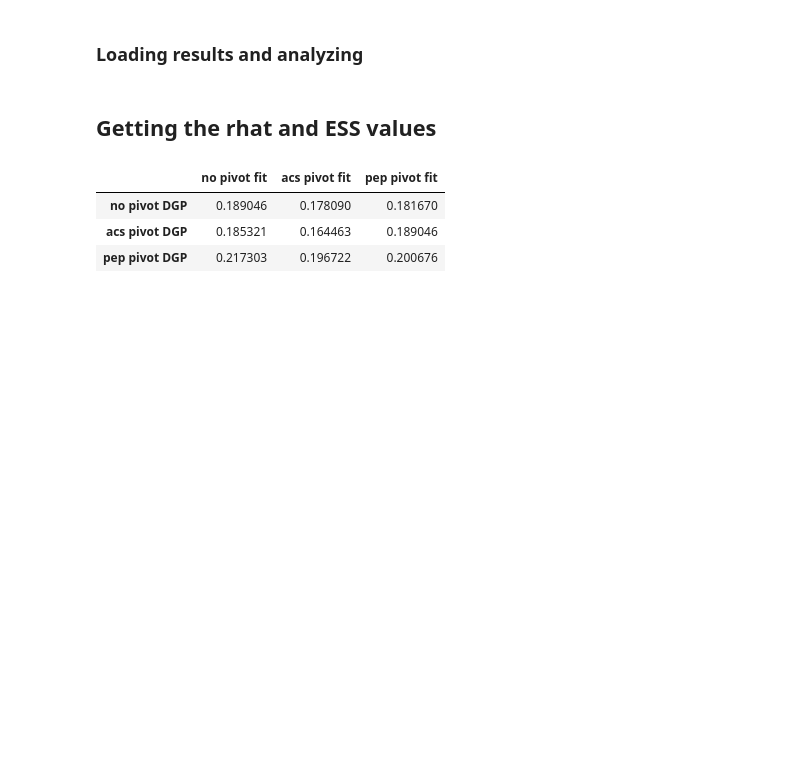
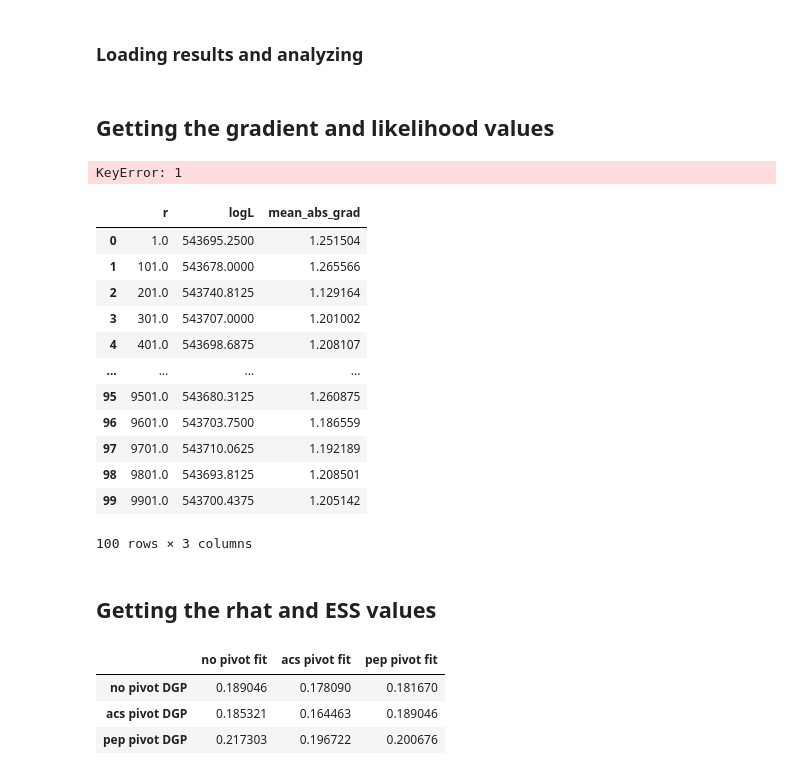
Before and after one commit to nickblink/pop_ensemble, a Jupyter notebook: code/train2010 - CAR debug.ipynb, the cells around one changed output. Drawn from its saved outputs; the diff is of its cells as text; code cells hidden in the pictures; blank space fills up the shorter version.

Commit message:
made likelihood and gradient tracker

```diff
--- a/code/train2010 - CAR debug.ipynb
+++ b/code/train2010 - CAR debug.ipynb
@@ -108,0 +60,10 @@ for pivot_DGP in range(-1, 2):
+# %%
+t0 = time.perf_counter()
+CAR_samples, chain_samples, sampler_stat = run_mcmc_CAR(data = data[:],
+                                                        adjacency = adj_NY[:],
+                                                        pivot = -1,
+                                                        models = models,
+                                                        debug_mode = True,
+                                                        num_adaptation_steps = 2000,
+                                                        **mcmc_config)
+print(time.perf_counter() - t0)
@@ -109,2 +88,15 @@ for pivot_DGP in range(-1, 2):
+# %%
+pivot_fit = -1
+pivot_DGP = -1
+res_dict = {'CAR_samples': CAR_samples,
+            'chain_samples': chain_samples,
+            'sampler_stat': sampler_stat,
+            'phi_true': phi_true,
+            'u_true': u_true,
+            'data': data,
+            'pivot_fit': pivot_fit,
+            'pivot_DGP': pivot_DGP,
+            'models': models,
+            'mcmc_config': mcmc_config}
 # %% [markdown]
 Saving and loading Python objects with Pickle
@@ -130,6 +139,33 @@ with open(file, "rb") as input_file:
     res_dict, mcmc_config = pickle.load(input_file)
 # %%
 models = ['acs', 'pep']
+# %% [markdown]
+## Getting the gradient and likelihood values
+# %%
+res = res_dict['pDGP: -1; pfit: -1']
+# %%
+phi = res[1][0,:,:,:]
+data_pivot = res[5][:]
+_, target_log_prob_fn = prepare_mcmc_CAR(data_pivot, adj_NY[:], 5, -1, models = ['acs', 'pep'], run_MAP = False)
+# %% [output]
+KeyError: 1
+# %%
+res = pull_gradient_wrapper(phis, target_log_prob_fn)
+res
+# %% [output]
+|  | r | logL | mean_abs_grad |
+| 0 | 1.0 | 543695.2500 | 1.251504 |
+| 1 | 101.0 | 543678.0000 | 1.265566 |
+| 2 | 201.0 | 543740.8125 | 1.129164 |
+| 3 | 301.0 | 543707.0000 | 1.201002 |
+| 4 | 401.0 | 543698.6875 | 1.208107 |
+| ... | ... | ... | ... |
+| 95 | 9501.0 | 543680.3125 | 1.260875 |
+| 96 | 9601.0 | 543703.7500 | 1.186559 |
+| 97 | 9701.0 | 543710.0625 | 1.192189 |
+| 98 | 9801.0 | 543693.8125 | 1.208501 |
+| 99 | 9901.0 | 543700.4375 | 1.205142 |
+100 rows × 3 columns
 # %% [markdown]
 ## Getting the rhat and ESS values
 # %%
```
Also changed, not shown: parts of 10 cells of this notebook, 2 other files.
